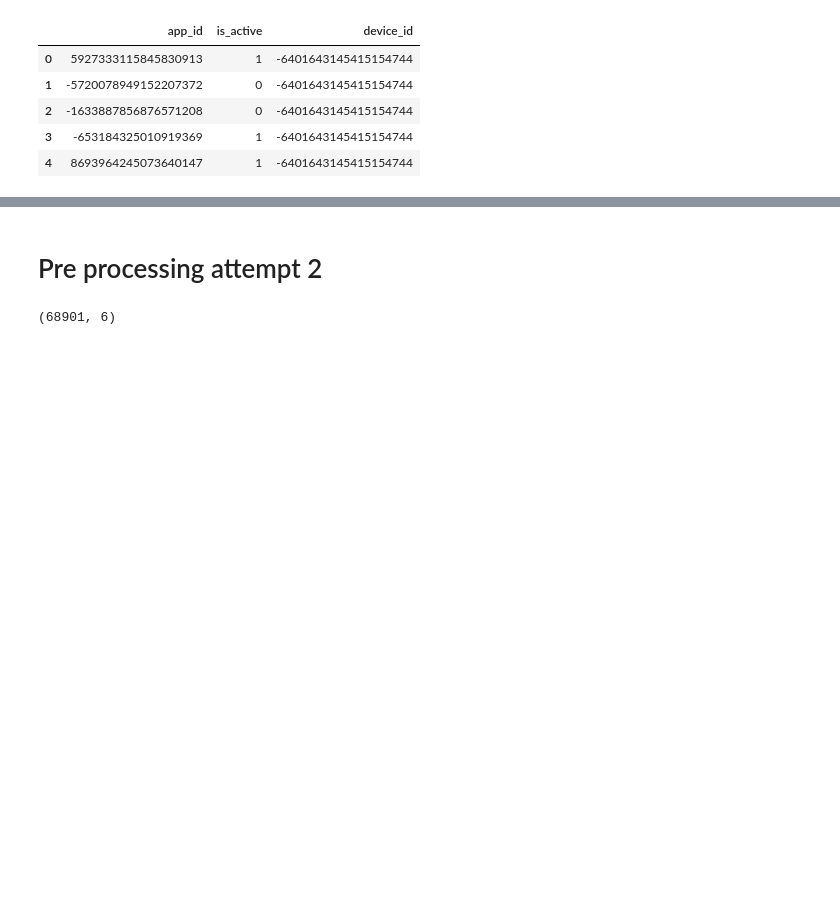
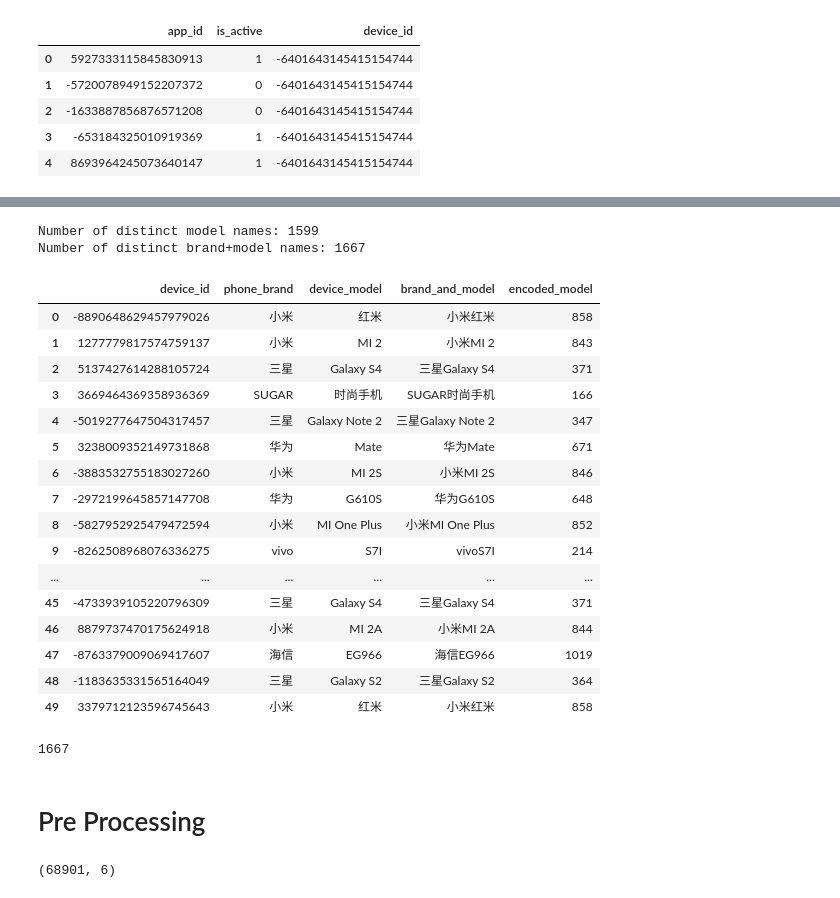
Before and after one commit to lamkg/Thinkful-Final-Capstone, a Jupyter notebook: Final Capstone.ipynb, the cells around one changed output, grey strips where cells are left out. Saved outputs shown, nothing was run; the diff lists cells and outputs as text; code cells hidden in the pictures; blank space fills up the shorter version.

Commit message:
Started another encoding process for brands

```diff
--- a/Final Capstone.ipynb
+++ b/Final Capstone.ipynb
@@ -288,5 +299,46 @@ device_apps.shape
+# %%
+# It seems like some brands don't have specific model names.
+print('Number of distinct model names: ' + str(phone_brands.groupby(['device_model']).size().shape[0]))
+print('Number of distinct brand+model names: ' + str(phone_brands.groupby(['phone_brand','device_model']).size().shape[0]))
+# %% [output]
+Number of distinct model names: 1599
+Number of distinct brand+model names: 1667
+# %%
+# Combine the two columns
+phone_brands['brand_and_model'] = phone_brands['phone_brand'].astype(str) + phone_brands['device_model']
+
+# Build numerical labels for our models
+modelencoder = LabelEncoder().fit(phone_brands['brand_and_model'])
+
+# Store in a new column
+phone_brands['encoded_model'] = modelencoder.transform(phone_brands['brand_and_model'])
+# %%
+phone_brands.head(50)
+# %% [output]
+|  | device_id | phone_brand | device_model | brand_and_model | encoded_model |
+| 0 | -8890648629457979026 | 小米 | 红米 | 小米红米 | 858 |
+| 1 | 1277779817574759137 | 小米 | MI 2 | 小米MI 2 | 843 |
+| 2 | 5137427614288105724 | 三星 | Galaxy S4 | 三星Galaxy S4 | 371 |
+| 3 | 3669464369358936369 | SUGAR | 时尚手机 | SUGAR时尚手机 | 166 |
+| 4 | -5019277647504317457 | 三星 | Galaxy Note 2 | 三星Galaxy Note 2 | 347 |
+| 5 | 3238009352149731868 | 华为 | Mate | 华为Mate | 671 |
+| 6 | -3883532755183027260 | 小米 | MI 2S | 小米MI 2S | 846 |
+| 7 | -2972199645857147708 | 华为 | G610S | 华为G610S | 648 |
+| 8 | -5827952925479472594 | 小米 | MI One Plus | 小米MI One Plus | 852 |
+| 9 | -8262508968076336275 | vivo | S7I | vivoS7I | 214 |
+| ... | ... | ... | ... | ... | ... |
+| 45 | -4733939105220796309 | 三星 | Galaxy S4 | 三星Galaxy S4 | 371 |
+| 46 | 8879737470175624918 | 小米 | MI 2A | 小米MI 2A | 844 |
+| 47 | -8763379009069417607 | 海信 | EG966 | 海信EG966 | 1019 |
+| 48 | -1183635331565164049 | 三星 | Galaxy S2 | 三星Galaxy S2 | 364 |
+| 49 | 3379712123596745643 | 小米 | 红米 | 小米红米 | 858 |
+# %%
+# Check to see if encoding process has followed through correctly.
+phone_brands.encoded_model.nunique()
+# %% [output]
+1667
 # %% [markdown]
-# Pre processing attempt 2
+# Pre Processing
 # %%
 ga_train_mod = ga_train.drop(['device_id'], axis=1)
 # %%
```
Also changed, not shown: parts of 11 cells of this notebook.
